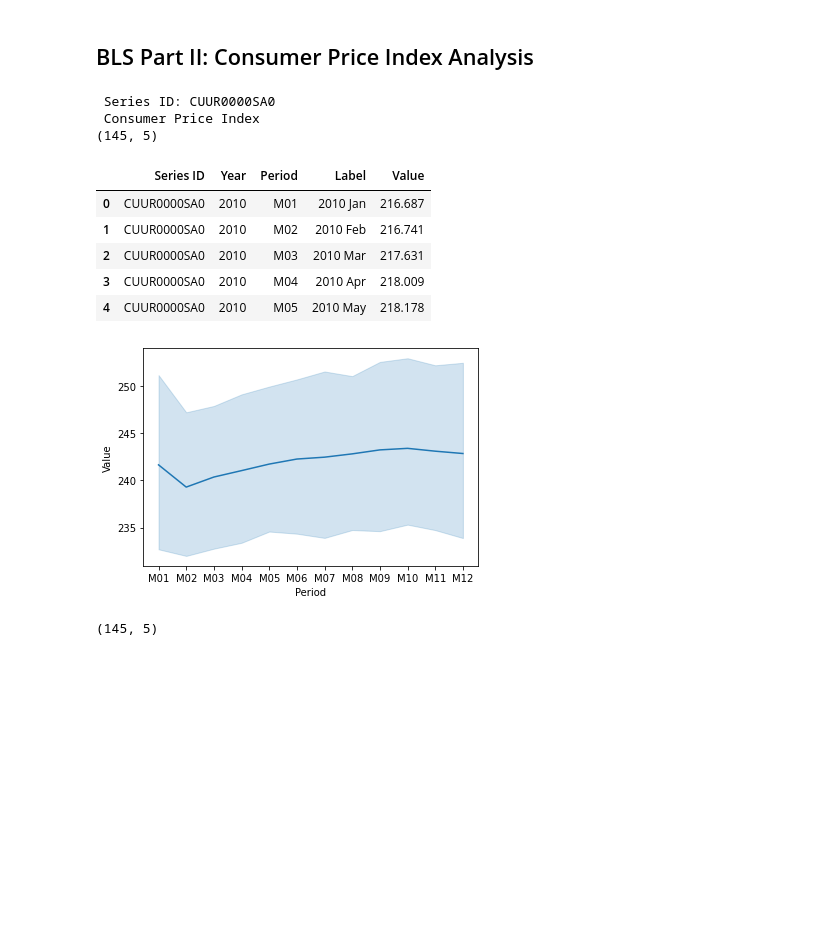
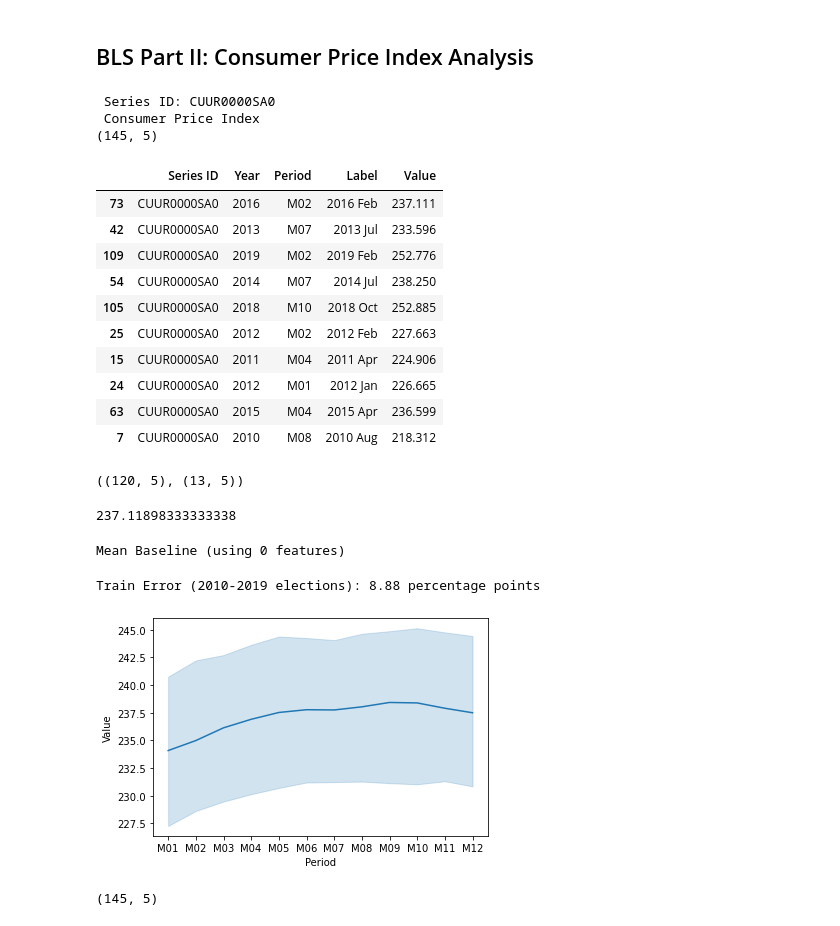
Before and after one commit to techthumb1/bls_project, a Jupyter notebook: notebooks/cpi_analysis_22.ipynb, the cells around one changed output. Saved outputs shown, nothing was run; the diff lists cells and outputs as text; code cells hidden in the pictures; blank space fills up the shorter version.

```diff
--- a/notebooks/cpi_analysis_22.ipynb
+++ b/notebooks/cpi_analysis_22.ipynb
@@ -7,17 +7,33 @@ import pandas as pd
 cpi = pd.read_csv('/Users/jasonrobinson/Documents/Projects/bls_project/data/cpi_analysis_22.csv')
 print('\n', "Series ID: CUUR0000SA0", '\n', "Consumer Price Index")
 print(cpi.shape)
-cpi.head()
+cpi.sample(10)
 # %% [output]
  Series ID: CUUR0000SA0
  Consumer Price Index
 (145, 5)
 |  | Series ID | Year | Period | Label | Value |
-| 0 | CUUR0000SA0 | 2010 | M01 | 2010 Jan | 216.687 |
-| 1 | CUUR0000SA0 | 2010 | M02 | 2010 Feb | 216.741 |
-| 2 | CUUR0000SA0 | 2010 | M03 | 2010 Mar | 217.631 |
-| 3 | CUUR0000SA0 | 2010 | M04 | 2010 Apr | 218.009 |
-| 4 | CUUR0000SA0 | 2010 | M05 | 2010 May | 218.178 |
+| 73 | CUUR0000SA0 | 2016 | M02 | 2016 Feb | 237.111 |
+| 42 | CUUR0000SA0 | 2013 | M07 | 2013 Jul | 233.596 |
+| 109 | CUUR0000SA0 | 2019 | M02 | 2019 Feb | 252.776 |
+| 54 | CUUR0000SA0 | 2014 | M07 | 2014 Jul | 238.250 |
+| 105 | CUUR0000SA0 | 2018 | M10 | 2018 Oct | 252.885 |
+| 25 | CUUR0000SA0 | 2012 | M02 | 2012 Feb | 227.663 |
+| 15 | CUUR0000SA0 | 2011 | M04 | 2011 Apr | 224.906 |
+| 24 | CUUR0000SA0 | 2012 | M01 | 2012 Jan | 226.665 |
+| 63 | CUUR0000SA0 | 2015 | M04 | 2015 Apr | 236.599 |
+| 7 | CUUR0000SA0 | 2010 | M08 | 2010 Aug | 218.312 |
-# %%
-
-cpi['Year'] = cpi['Year']> 2010
+# %%
+# Perform a simple train and test split of the data
+#cpi['Year'] = cpi[cpi['Year'] > 2011]
+train = cpi[cpi['Year'] < 2020 ]
+test = cpi[cpi['Year'] > 2020]
+
+train.shape, test.shape
+# %% [output]
+((120, 5), (13, 5))
+# %%
+# Baseline (Mean)
+train['Value'].mean()
+# %% [output]
+237.11898333333338
@@ -24,10 +45,24 @@ cpi['Year'] = cpi['Year']> 2010
+# %%
+# Get mean baseline
+print('Mean Baseline (using 0 features)')
+guess = y_train.mean()
+# %% [output]
+Mean Baseline (using 0 features)
+# %%
+# Train Error
+from sklearn.metrics import mean_absolute_error
+y_pred = [guess] * len(y_train)
+mae = mean_absolute_error(y_train, y_pred)
+print(f'Train Error (2010-2019 elections): {mae:.2f} percentage points')
+# %% [output]
+Train Error (2010-2019 elections): 8.88 percentage points
 # %%
 # Over a ten-year period
 import seaborn as sns
 
-sns.lineplot(cpi['Period'], cpi['Value']);
+sns.lineplot(train['Period'], train['Value']);
 # %% [output]
-[figure, old version]
+[figure, new version]
 # %%
 cpi.shape
 # %% [output]
```
Also changed, not shown: parts of 2 cells of this notebook.
